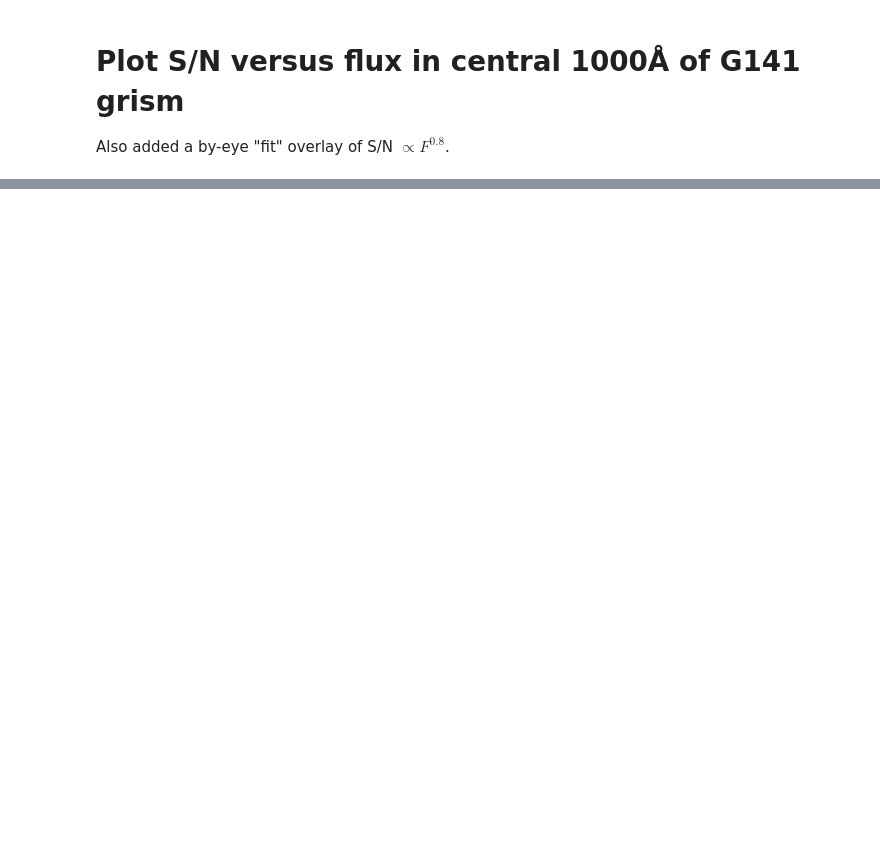
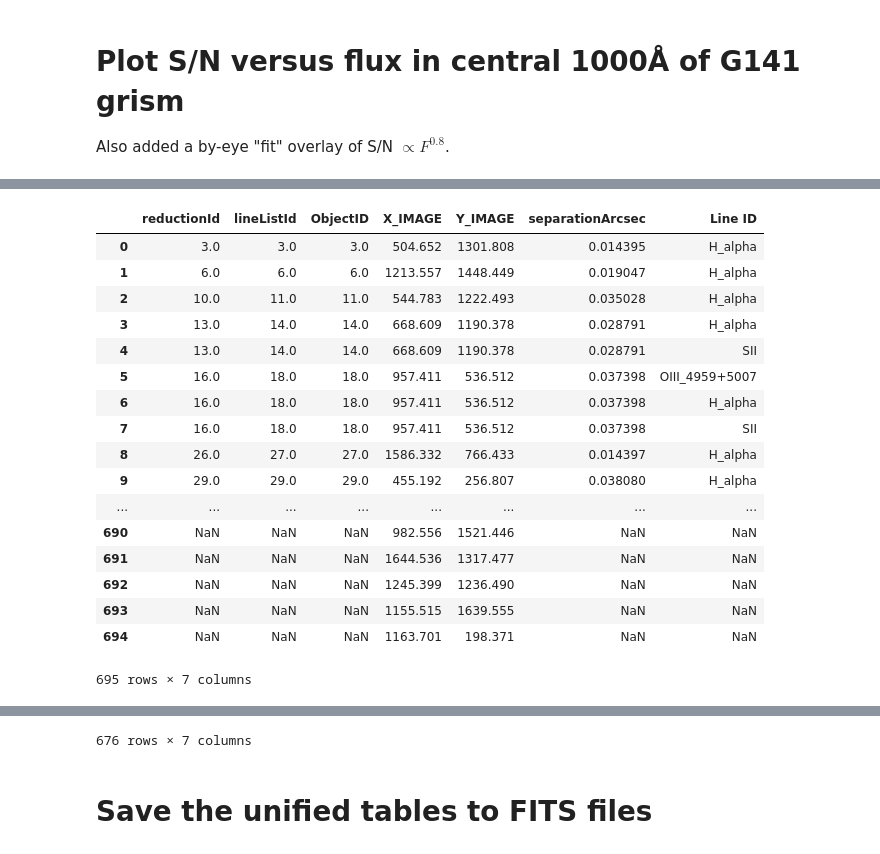
Before and after one commit to AstroZooMin/WISPSBayesianLineID, a Jupyter notebook: BayesianFramework/CleanSpectrumSampling.ipynb, the cells around one changed output, grey strips where cells are left out. Drawn from its saved outputs; the diff is of its cells as text; code cells hidden in the pictures; blank space fills up the shorter version.

```diff
--- a/BayesianFramework/CleanSpectrumSampling.ipynb
+++ b/BayesianFramework/CleanSpectrumSampling.ipynb
@@ -24,6 +29,7 @@ from matplotlib import pyplot as mplplot
 pointingId = '302_MB'
 pipelineVersion = 6.2
 dataPath = '/Volumes/ramon2_wisps/data/V{}'.format(pipelineVersion)
+linelistPath = '/Volumes/ramon2_wisps/data/linelists/dat/Par302_reconcile_final_v4.4.dat'
 pointingPath = '{}/Par{}'.format(dataPath, pointingId)
 objectCatalogPaths = glob.glob('{}/DATA/DIRECT_GRISM/fin*.cat'.format(pointingPath))
 g141StampPaths = glob.glob('{}/G141_DRIZZLE/*mef*.fits'.format(pointingPath))
@@ -406,0 +440,58 @@ axes.set_ylabel('S/N')
+# %%
+def findCoordMatchedObject(sourceCatalogue,
+                           targetCatalogue,
+                           sourceObjectNumber,
+                           sourceObjectNumberCol = 'ObjectID',
+                           targetObjectNumberCol = 'OBJECT',
+                           sourceRAColumn = 'RA',
+                           sourceDecColumn = 'Dec',
+                           targetRAColumn = 'X_WORLD',
+                           targetDecColumn = 'Y_WORLD'):
+
+    sourceData = sourceCatalogue[sourceCatalogue.ObjectID == sourceObjectNumber].iloc[0]
+    sourceCoord = astrocoords.SkyCoord(ra=sourceData[sourceRAColumn]*astrounits.degree,
+                                       dec=sourceData[sourceDecColumn]*astrounits.degree,
+                                       frame='icrs')
+
+    targetCoordCatalogue = astrocoords.SkyCoord(ra=targetCatalogue[targetRAColumn].values*astrounits.degree,
+                                                dec=targetCatalogue[targetDecColumn].values*astrounits.degree,
+                                                frame='icrs')
+
+    closestMatch = sourceCoord.match_to_catalog_sky(targetCoordCatalogue)
+    return sourceObjectNumber, targetCatalogue[targetObjectNumberCol][int(closestMatch[0])], closestMatch
+
+lineListColumnHeaders = []
+lineListColumnDetails = []
+with open(linelistPath) as lineList :
+    for line in lineList :
+        if not line.startswith('#'):
+            break
+        columnDescription = re.match(string=line, pattern=r'#[0-9]+\s+([^\[]+)(\[(.*)\])?')
+        if len(columnDescription.groups()) > 0 :
+            lineListColumnHeaders.append(columnDescription.group(1).strip())
+            lineListColumnDetails.append(columnDescription.group(3))
+
+lineListFrame = pd.read_csv(linelistPath,
+                            delim_whitespace=True,
+                            header=None,
+                            names=lineListColumnHeaders,
+                            comment='#',
+                            engine='c')
+
+g141MatchingResults = [ (lineListId, reductionId, matchParams[1].to(astrounits.arcsecond).value) for (lineListId,  reductionId, matchParams) in (findCoordMatchedObject(lineListFrame, g141Frame, objectId) for objectId in np.unique(lineListFrame.ObjectID.values)) ]
+g141ObjectMatchFrame = pd.DataFrame({ key : list(values.astype(dtype)) for key, values, dtype in zip(['lineListId', 'reductionId', 'separationArcsec'], np.asarray(currentReductionObjectNumbers).T, [int, int, float])})
+
+g102MatchingResults = [ (lineListId, reductionId, matchParams[1].to(astrounits.arcsecond).value) for (lineListId,  reductionId, matchParams) in (findCoordMatchedObject(lineListFrame, g102Frame, objectId) for objectId in np.unique(lineListFrame.ObjectID.values)) ]
+g102ObjectMatchFrame = pd.DataFrame({ key : list(values.astype(dtype)) for key, values, dtype in zip(['lineListId', 'reductionId', 'separationArcsec'], np.asarray(currentReductionObjectNumbers).T, [int, int, float])})
+
+g141LineListFrame = lineListFrame.merge(g141ObjectMatchFrame, how='left', left_on='ObjectID', right_on='lineListId')
+g102LineListFrame = lineListFrame.merge(g102ObjectMatchFrame, how='left', left_on='ObjectID', right_on='lineListId')
+
+g141LineListWithCleanlinessFrame = g141LineListFrame.merge(g141Frame, how='outer', left_on='reductionId', right_on='OBJECT').drop(['REDSHIFT_OBJECT', 'OBJECT', 'NUMBER'], axis=1)
+g102LineListWithCleanlinessFrame = g102LineListFrame.merge(g102Frame, how='outer', left_on='reductionId', right_on='OBJECT').drop(['REDSHIFT_OBJECT', 'OBJECT', 'NUMBER'], axis=1)
+
+print(g141LineListWithCleanlinessFrame.columns)
+display(g141LineListWithCleanlinessFrame[['reductionId', 'lineListId', 'ObjectID', 'X_IMAGE', 'Y_IMAGE', 'separationArcsec', 'Line ID']])
+print(g102LineListWithCleanlinessFrame.columns)
+display(g102LineListWithCleanlinessFrame[['reductionId', 'lineListId', 'ObjectID', 'X_IMAGE', 'Y_IMAGE', 'separationArcsec', 'Line ID']])
+# %% [output]
@@ -406,0 +512,18 @@ axes.set_ylabel('S/N')
+|  | reductionId | lineListId | ObjectID | X_IMAGE | Y_IMAGE | separationArcsec | Line ID |
+| 0 | 3.0 | 3.0 | 3.0 | 504.652 | 1301.808 | 0.014395 | H_alpha |
+| 1 | 6.0 | 6.0 | 6.0 | 1213.557 | 1448.449 | 0.019047 | H_alpha |
+| 2 | 10.0 | 11.0 | 11.0 | 544.783 | 1222.493 | 0.035028 | H_alpha |
+| 3 | 13.0 | 14.0 | 14.0 | 668.609 | 1190.378 | 0.028791 | H_alpha |
+| 4 | 13.0 | 14.0 | 14.0 | 668.609 | 1190.378 | 0.028791 | SII |
+| 5 | 16.0 | 18.0 | 18.0 | 957.411 | 536.512 | 0.037398 | OIII_4959+5007 |
+| 6 | 16.0 | 18.0 | 18.0 | 957.411 | 536.512 | 0.037398 | H_alpha |
+| 7 | 16.0 | 18.0 | 18.0 | 957.411 | 536.512 | 0.037398 | SII |
+| 8 | 26.0 | 27.0 | 27.0 | 1586.332 | 766.433 | 0.014397 | H_alpha |
+| 9 | 29.0 | 29.0 | 29.0 | 455.192 | 256.807 | 0.038080 | H_alpha |
+| ... | ... | ... | ... | ... | ... | ... | ... |
+| 690 | NaN | NaN | NaN | 982.556 | 1521.446 | NaN | NaN |
+| 691 | NaN | NaN | NaN | 1644.536 | 1317.477 | NaN | NaN |
+| 692 | NaN | NaN | NaN | 1245.399 | 1236.490 | NaN | NaN |
+| 693 | NaN | NaN | NaN | 1155.515 | 1639.555 | NaN | NaN |
+| 694 | NaN | NaN | NaN | 1163.701 | 198.371 | NaN | NaN |
+695 rows × 7 columns
@@ -406,0 +561,3 @@ axes.set_ylabel('S/N')
+676 rows × 7 columns
+# %% [markdown]
+# Save the unified tables to FITS files
```
Also changed, not shown: parts of 17 cells of this notebook, 1 other file.
